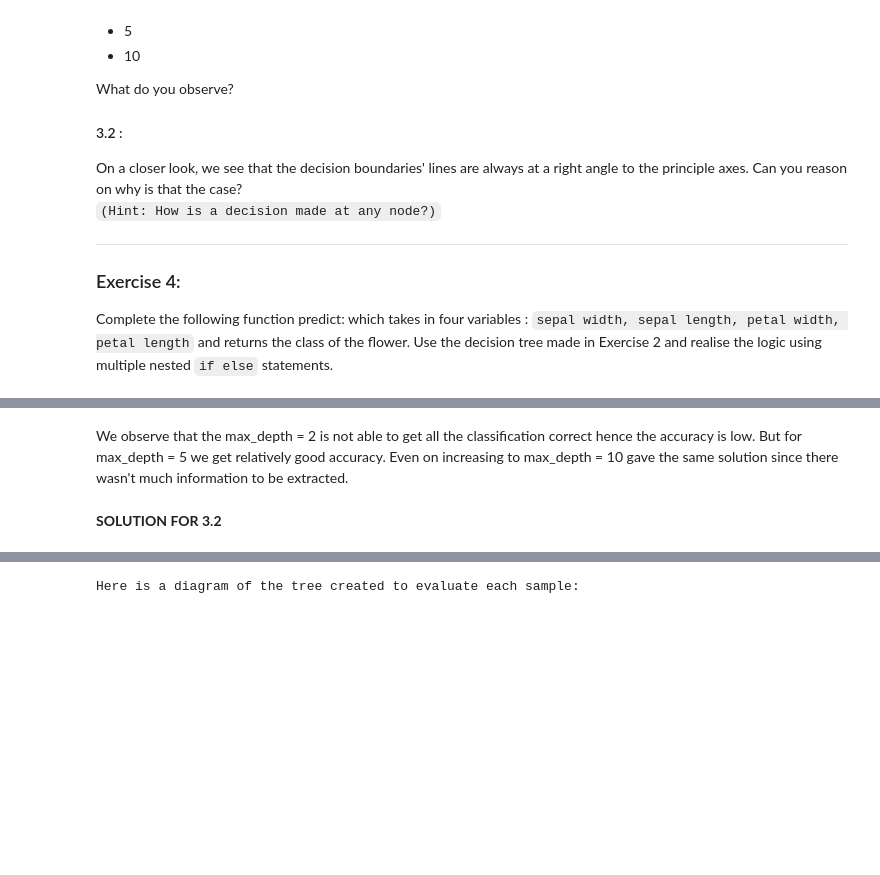
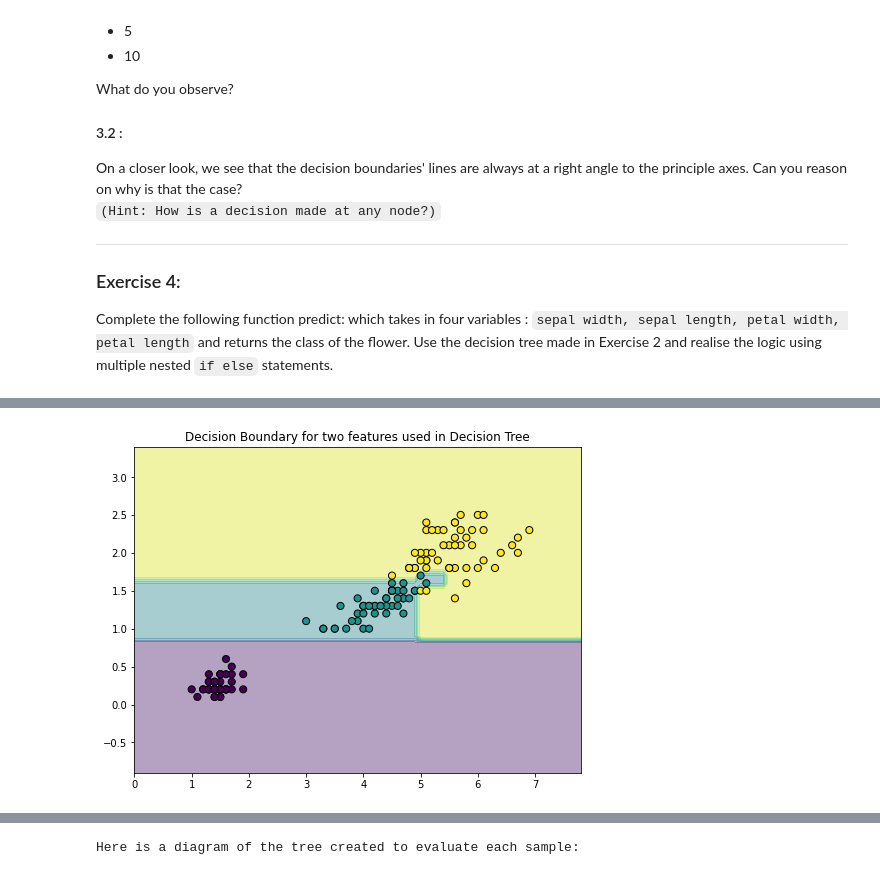
Before and after one commit to Durga21B21/FMML-LABS, a Jupyter notebook: FMML_ClassificationII_Lab2.ipynb, the cells around one changed output, grey strips where cells are left out. Saved outputs shown, nothing was run; the diff lists cells and outputs as text; code cells hidden in the pictures; blank space fills up the shorter version.

```diff
--- a/FMML_ClassificationII_Lab2.ipynb
+++ b/FMML_ClassificationII_Lab2.ipynb
@@ -255,5 +217,8 @@ Here is a diagram of the tree created to evaluate each sample:
-# %% [markdown]
-We observe that the max_depth = 2 is not able to get all the classification correct hence the accuracy is low. But for max_depth = 5 we get relatively good accuracy. Even on increasing to max_depth = 10 gave the same solution since there wasn't much information to be extracted.
-# %% [markdown]
-**SOLUTION FOR 3.2**
+# %%
+clf = tree.DecisionTreeClassifier(random_state = 0, max_depth = 5)
+pair = [2, 3]
+clf.fit(X[:, pair], y)
+plotDecisionBoundary(X, y, pair, clf)
+# %% [output]
+[figure, added]
 # %%
```
Also changed, not shown: parts of 16 cells of this notebook.
